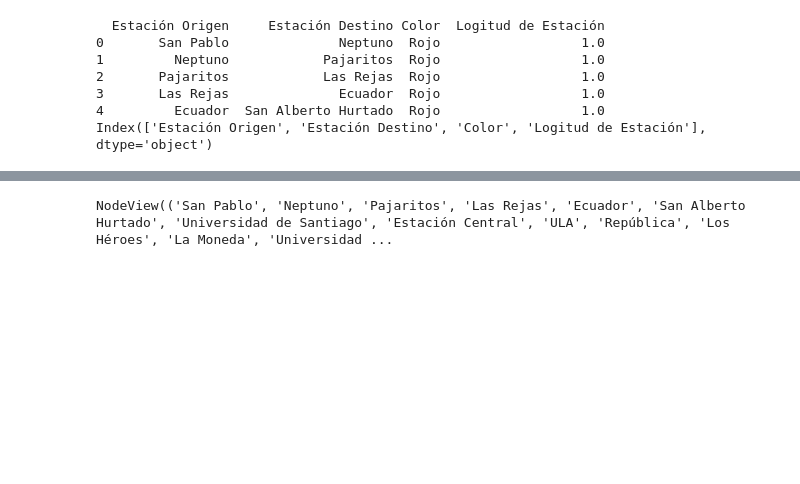
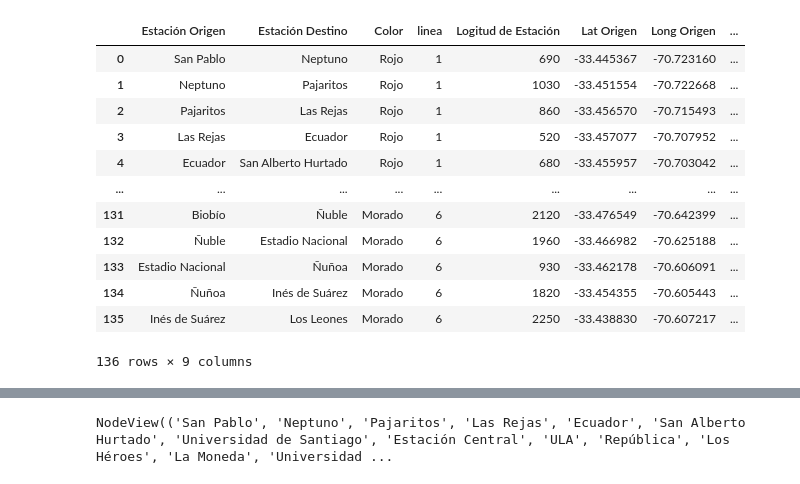
Before and after one commit to skantos/metro-de-santiago-de-chile, a Jupyter notebook: metro.ipynb, the cells around one changed output, grey strips where cells are left out. Drawn from its saved outputs; the diff is of its cells as text; code cells hidden in the pictures; blank space fills up the shorter version.

```diff
--- a/metro.ipynb
+++ b/metro.ipynb
@@ -5,13 +13,17 @@ import networkx as nx
 # %%
-df = pd.read_excel('plantilla_metro.xlsx', index_col=None)
+df = pd.read_excel('plantilla_metro.xlsx')
+df
+# %% [output]
+|  | Estación Origen | Estación Destino | Color | linea | Logitud de Estación | Lat Origen | Long Origen | ... |
+| 0 | San Pablo | Neptuno | Rojo | 1 | 690 | -33.445367 | -70.723160 | ... |
+| 1 | Neptuno | Pajaritos | Rojo | 1 | 1030 | -33.451554 | -70.722668 | ... |
+| 2 | Pajaritos | Las Rejas | Rojo | 1 | 860 | -33.456570 | -70.715493 | ... |
+| 3 | Las Rejas | Ecuador | Rojo | 1 | 520 | -33.457077 | -70.707952 | ... |
+| 4 | Ecuador | San Alberto Hurtado | Rojo | 1 | 680 | -33.455957 | -70.703042 | ... |
+| ... | ... | ... | ... | ... | ... | ... | ... | ... |
+| 131 | Biobío | Ñuble | Morado | 6 | 2120 | -33.476549 | -70.642399 | ... |
+| 132 | Ñuble | Estadio Nacional | Morado | 6 | 1960 | -33.466982 | -70.625188 | ... |
+| 133 | Estadio Nacional | Ñuñoa | Morado | 6 | 930 | -33.462178 | -70.606091 | ... |
+| 134 | Ñuñoa | Inés de Suárez | Morado | 6 | 1820 | -33.454355 | -70.605443 | ... |
+| 135 | Inés de Suárez | Los Leones | Morado | 6 | 2250 | -33.438830 | -70.607217 | ... |
+136 rows × 9 columns
-# %%
-print(df.head())
-print(df.columns)
-# %% [output]
-  Estación Origen     Estación Destino Color  Logitud de Estación
-0       San Pablo              Neptuno  Rojo                  1.0
-1         Neptuno            Pajaritos  Rojo                  1.0
-2       Pajaritos            Las Rejas  Rojo                  1.0
-3       Las Rejas              Ecuador  Rojo                  1.0
-4         Ecuador  San Alberto Hurtado  Rojo                  1.0
-Index(['Estación Origen', 'Estación Destino', 'Color', 'Logitud de Estación'], dtype='object')
```
Also changed, not shown: parts of 18 cells of this notebook, 1 other file.
